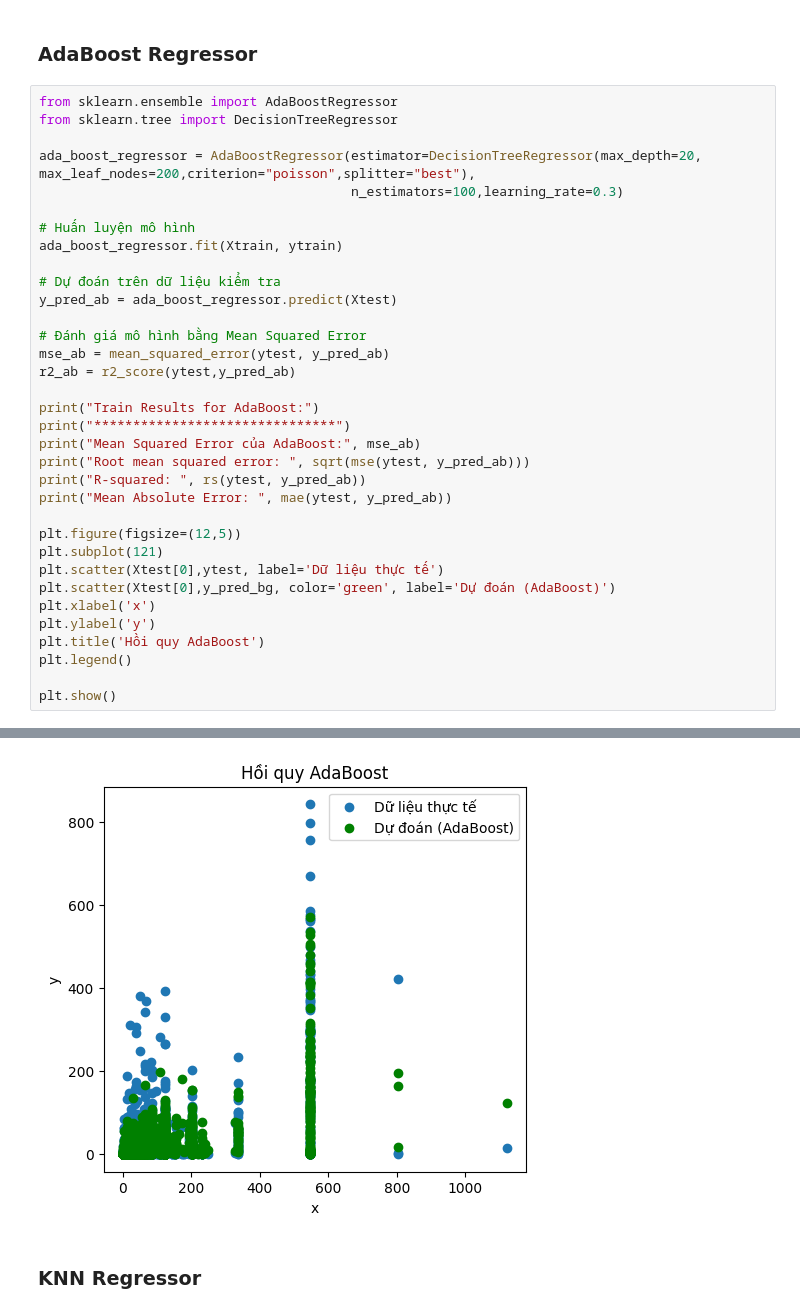
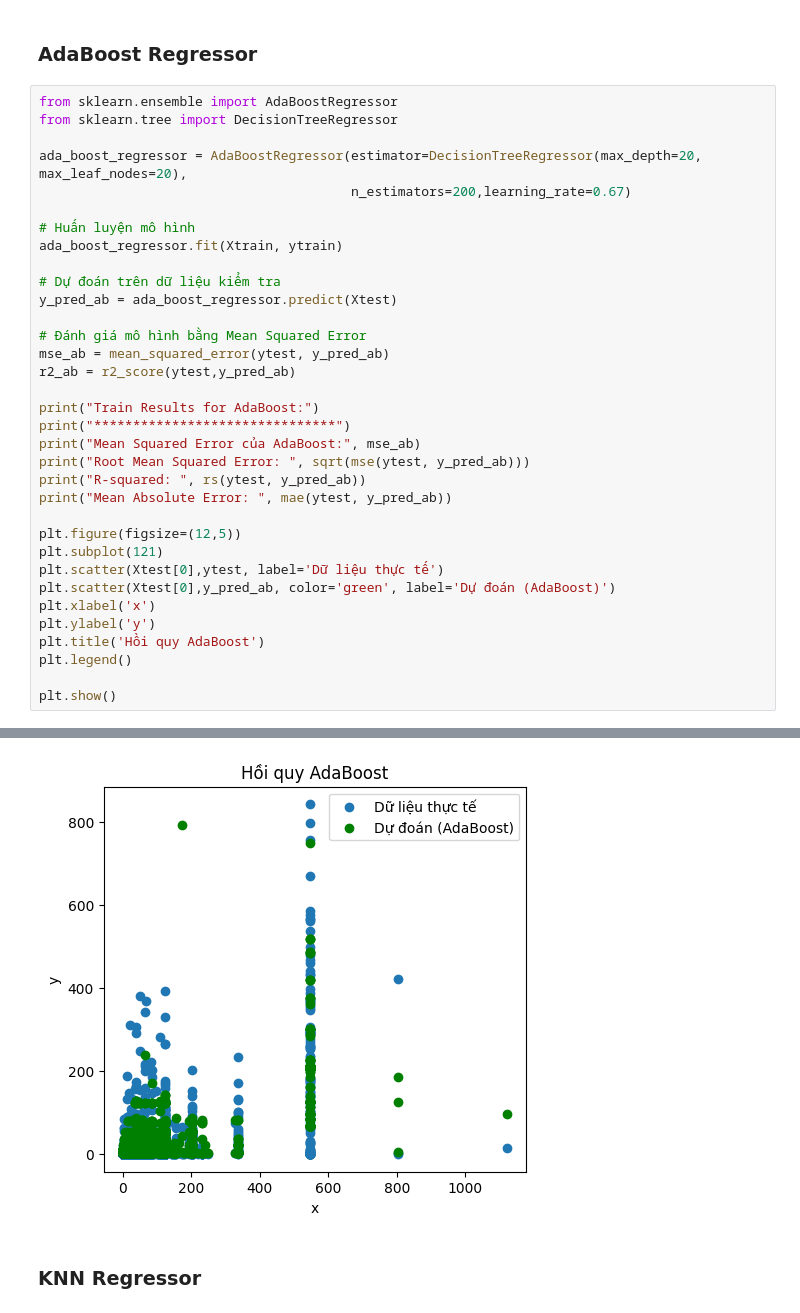
Before and after one commit to thuan-NM/Blog-FeedBack-Predict, a Jupyter notebook: src/analysis-script.ipynb, the cells around one changed output, grey strips where cells are left out. Drawn from its saved outputs; the diff is of its cells as text.

```diff
--- a/src/analysis-script.ipynb
+++ b/src/analysis-script.ipynb
@@ -245,8 +245,8 @@ Mean Absolute Error:  5.090112816377846
 from sklearn.ensemble import AdaBoostRegressor
 from sklearn.tree import DecisionTreeRegressor
 
-ada_boost_regressor = AdaBoostRegressor(estimator=DecisionTreeRegressor(max_depth=20, max_leaf_nodes=200,criterion="poisson",splitter="best"),
-                                        n_estimators=100,learning_rate=0.3)
+ada_boost_regressor = AdaBoostRegressor(estimator=DecisionTreeRegressor(max_depth=20, max_leaf_nodes=20),
+                                        n_estimators=200,learning_rate=0.67)
 
 # Huấn luyện mô hình
 ada_boost_regressor.fit(Xtrain, ytrain)
@@ -261,14 +261,14 @@ r2_ab = r2_score(ytest,y_pred_ab)
 print("Train Results for AdaBoost:")
 print("*******************************")
 print("Mean Squared Error của AdaBoost:", mse_ab)
-print("Root mean squared error: ", sqrt(mse(ytest, y_pred_ab)))
+print("Root Mean Squared Error: ", sqrt(mse(ytest, y_pred_ab)))
 print("R-squared: ", rs(ytest, y_pred_ab))
 print("Mean Absolute Error: ", mae(ytest, y_pred_ab))
 
 plt.figure(figsize=(12,5))
 plt.subplot(121)
 plt.scatter(Xtest[0],ytest, label='Dữ liệu thực tế')
-plt.scatter(Xtest[0],y_pred_bg, color='green', label='Dự đoán (AdaBoost)')
+plt.scatter(Xtest[0],y_pred_ab, color='green', label='Dự đoán (AdaBoost)')
 plt.xlabel('x')
 plt.ylabel('y')
 plt.title('Hồi quy AdaBoost')
@@ -285,4 +285,4 @@ Mean Absolute Error:  5.048838037797427
-[figure, old version]
+[figure, new version]
 # %% [markdown]
 ### KNN Regressor
 # %%
```
Also changed, not shown: parts of 11 cells of this notebook, 1 other file.
